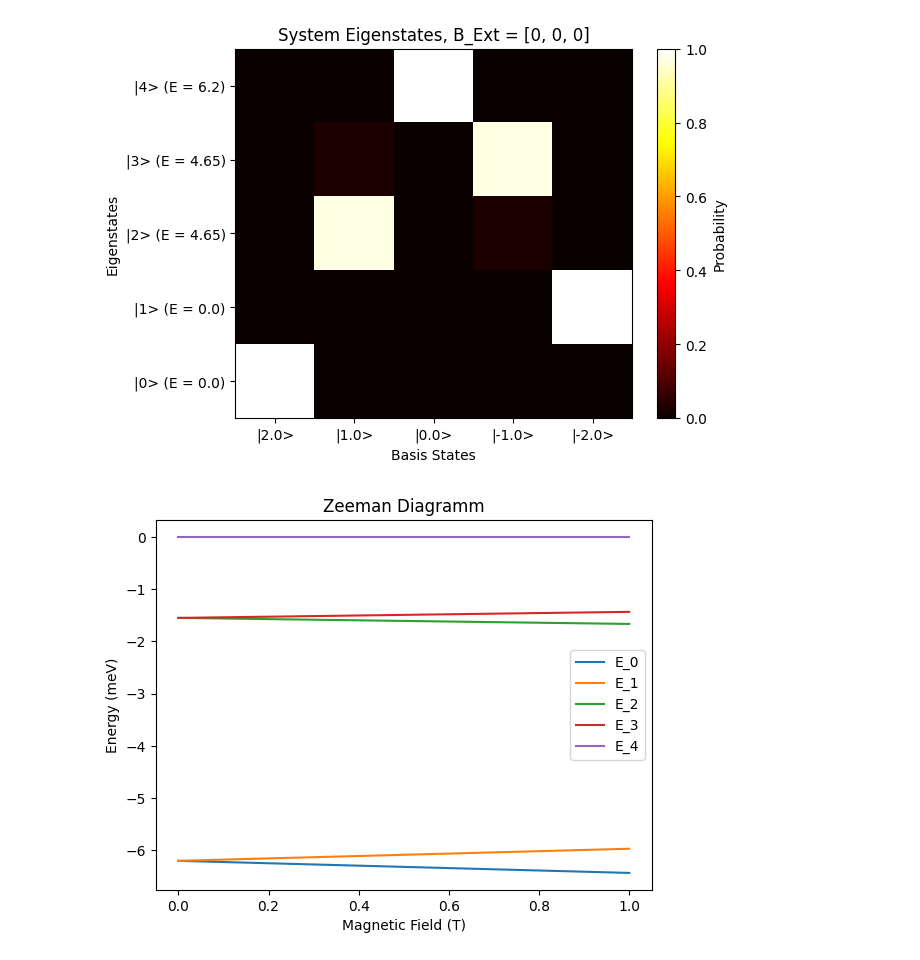
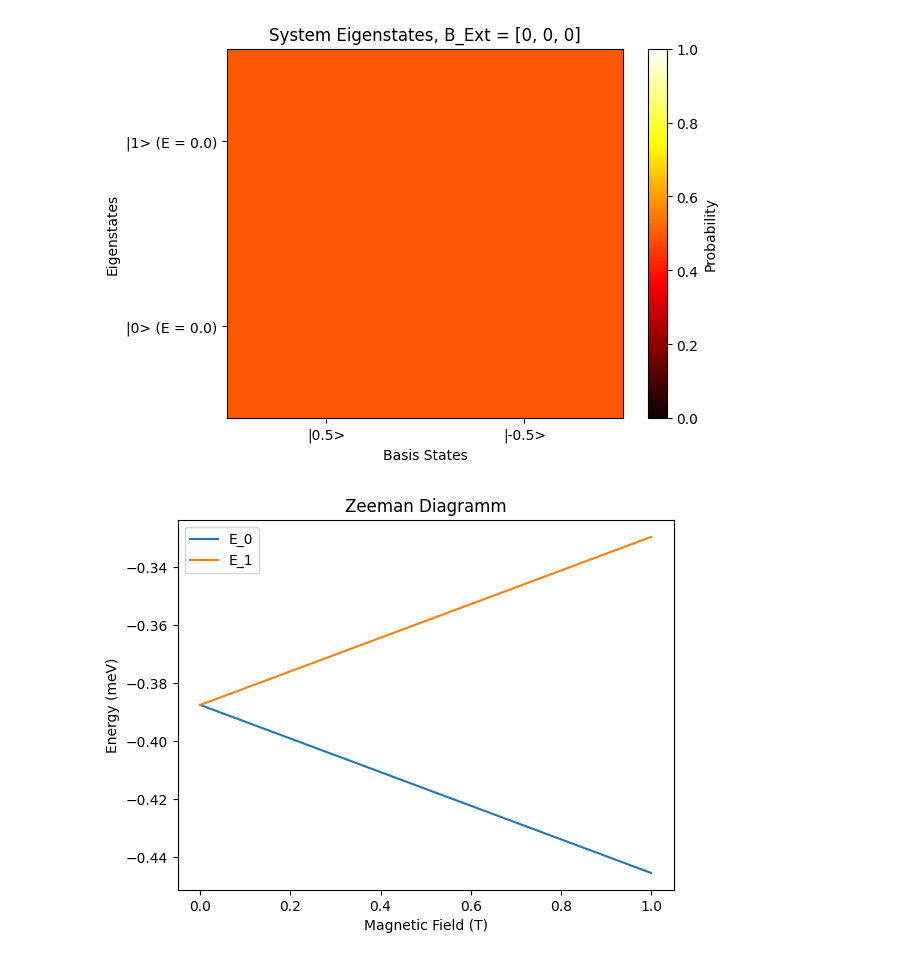
Before and after one commit to WillkeLab/Spinfinity, a Jupyter notebook: spinsimulation/test_3rdOrder.ipynb, the cells around one changed output. Saved outputs shown, nothing was run; the diff lists cells and outputs as text; code cells hidden in the pictures.

```diff
--- a/spinsimulation/test_3rdOrder.ipynb
+++ b/spinsimulation/test_3rdOrder.ipynb
@@ -24,18 +21,18 @@ The autoreload extension is already loaded. To reload it, use:
 # %%
 # Define the Spin System
-spinsys=SpinSys([2])
+spinsys=SpinSys([0.5])
 
 spinsys.Dvector = [-1.55]
 spinsys.Evector = [0.31]
 # Add the Spin Hamiltonian parameters
 spinsys.B=[0,0,00] #Add a magnetic field in Tesla
 spinsys.BTip=[1e-7,0,0] # Add a tipfield for driving
 spinsys.T=1
 
 vis.plotEigenMatrix(spinsys)
 vis.plotZeemanDiagramm(spinsys)
 # %% [output]
-[figure, old version]
+[figure, new version]
-[figure, old version]
+[figure, new version]
 # %%
 # dIdV Calculation
```
Also changed, not shown: parts of 4 cells of this notebook, 2 other files.
